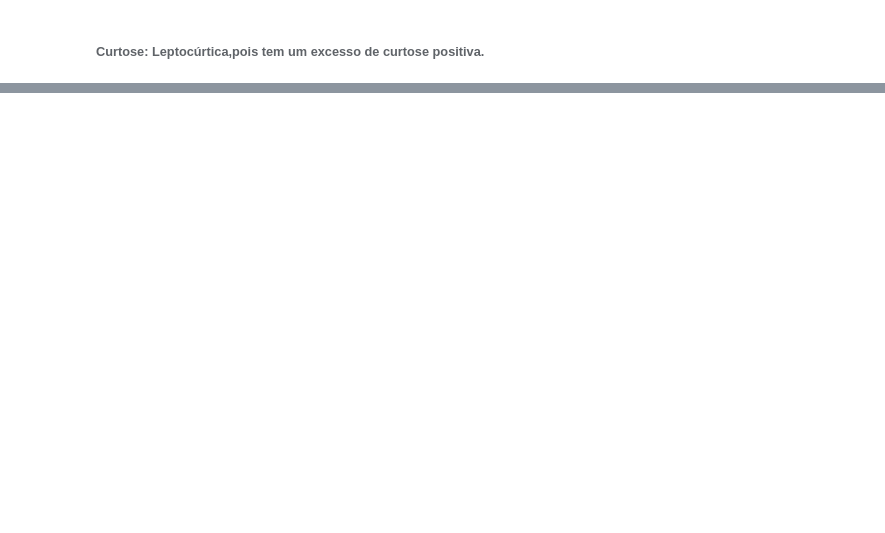
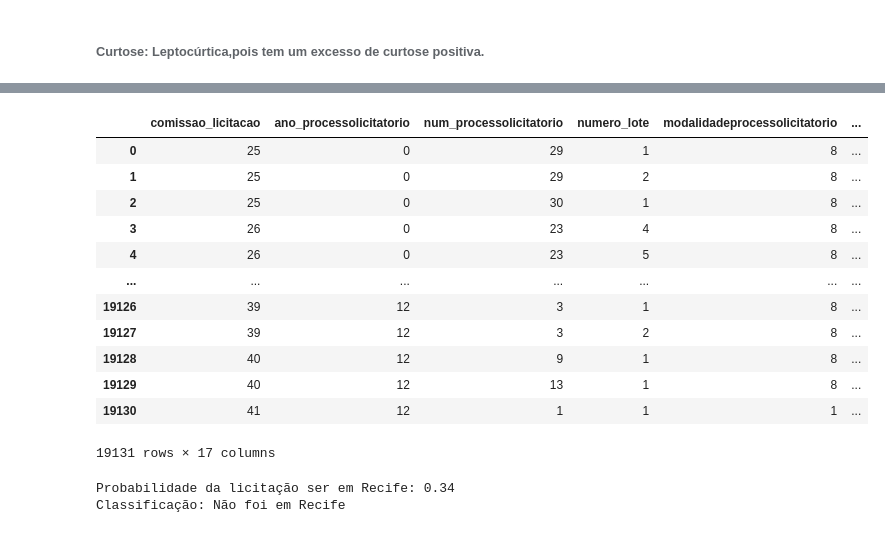
Before and after one commit to dayviddouglas/ciencia_de_dados_licitacoes_prefeitura_do_recife, a Jupyter notebook: Licitações.ipynb, the cells around one changed output, grey strips where cells are left out. Drawn from its saved outputs; the diff is of its cells as text; code cells hidden in the pictures; blank space fills up the shorter version.

Commit message:
Adicionando arvore de decisão e correlação das colunas

```diff
--- a/Licitações.ipynb
+++ b/Licitações.ipynb
@@ -331,0 +707,52 @@ base["valor_licitacao_lote"].kurtosis()
+# %%
+label_encoder = LabelEncoder()
+
+df_encoded = base.copy()
+
+columns_to_encode = ['orgao_licitante', 'objeto', 'razao_nomecontratado',
+                     'uf_endcontratado','ano_processolicitatorio','valor_total_estimado','comissao_licitacao',
+                     'modalidadeprocessolicitatorio','data_aberturaproposta','data_ultimafaseprocesso']
+
+# Aplicando LabelEncoder às colunas categóricas
+for column in columns_to_encode:
+    df_encoded[column] = label_encoder.fit_transform(df_encoded[column])
+
+
+#Retirando as colunas Nome e Ticket
+df_encoded = df_encoded.drop(['cidade_endcontratado','num_endcontratado','cnpj_contratado','cpf_contratado','bairro_endcontratado','comp_endcontratado','valor_totalhomologadolicitacao','valor_licitacao_lote','logradouro_endcontratado'], axis=1)
+
+
+x_train, x_test, y_train, y_test = train_test_split(df_encoded.drop(['recife'],axis=1),
+                                                     df_encoded['recife'],
+                                                     test_size = 0.3,
+                                                     random_state = 1234)
+
+[{'treino':x_train.shape},{'teste':x_test.shape}]
+
+rf = RandomForestClassifier(n_estimators=1000,
+                            criterion='gini',
+                            max_depth = 5)
+
+rf.fit(x_train,y_train)
+
+prob = rf.predict_proba(df_encoded.drop('recife',axis =1))[:,0]
+cla = rf.predict(df_encoded.drop('recife',axis = 1))
+
+base['Probability'] = prob
+base['Classification'] = cla
+# %%
+df_encoded
+# %% [output]
+|  | comissao_licitacao | ano_processolicitatorio | num_processolicitatorio | numero_lote | modalidadeprocessolicitatorio | ... |
+| 0 | 25 | 0 | 29 | 1 | 8 | ... |
+| 1 | 25 | 0 | 29 | 2 | 8 | ... |
+| 2 | 25 | 0 | 30 | 1 | 8 | ... |
+| 3 | 26 | 0 | 23 | 4 | 8 | ... |
+| 4 | 26 | 0 | 23 | 5 | 8 | ... |
+| ... | ... | ... | ... | ... | ... | ... |
+| 19126 | 39 | 12 | 3 | 1 | 8 | ... |
+| 19127 | 39 | 12 | 3 | 2 | 8 | ... |
+| 19128 | 40 | 12 | 9 | 1 | 8 | ... |
+| 19129 | 40 | 12 | 13 | 1 | 8 | ... |
+| 19130 | 41 | 12 | 1 | 1 | 1 | ... |
+19131 rows × 17 columns
@@ -331,0 +787,22 @@ base["valor_licitacao_lote"].kurtosis()
+# %%
+# Exemplo de uso da função
+atributos_exemplo = {
+    'orgao_licitante': 2,
+    'objeto': 0,
+    'razao_nomecontratado': 40,
+    'uf_endcontratado': 1,
+    'ano_processolicitatorio': 0,
+    'valor_total_estimado': 5000,
+    'comissao_licitacao': 2,
+    'modalidadeprocessolicitatorio': 1,
+    'data_aberturaproposta': 2,
+     'data_ultimafaseprocesso': 2
+}
+
+
+probabilidade, classificacao = prever_sobrevivencia(rf, atributos_exemplo, df_encoded)
+print(f'Probabilidade da licitação ser em Recife: {probabilidade:.2f}')
+print(f'Classificação: {"Foi em Recife" if classificacao == 1 else "Não foi em Recife"}')
+# %% [output]
+Probabilidade da licitação ser em Recife: 0.34
+Classificação: Não foi em Recife
```
Also changed, not shown: parts of 50 cells of this notebook.
